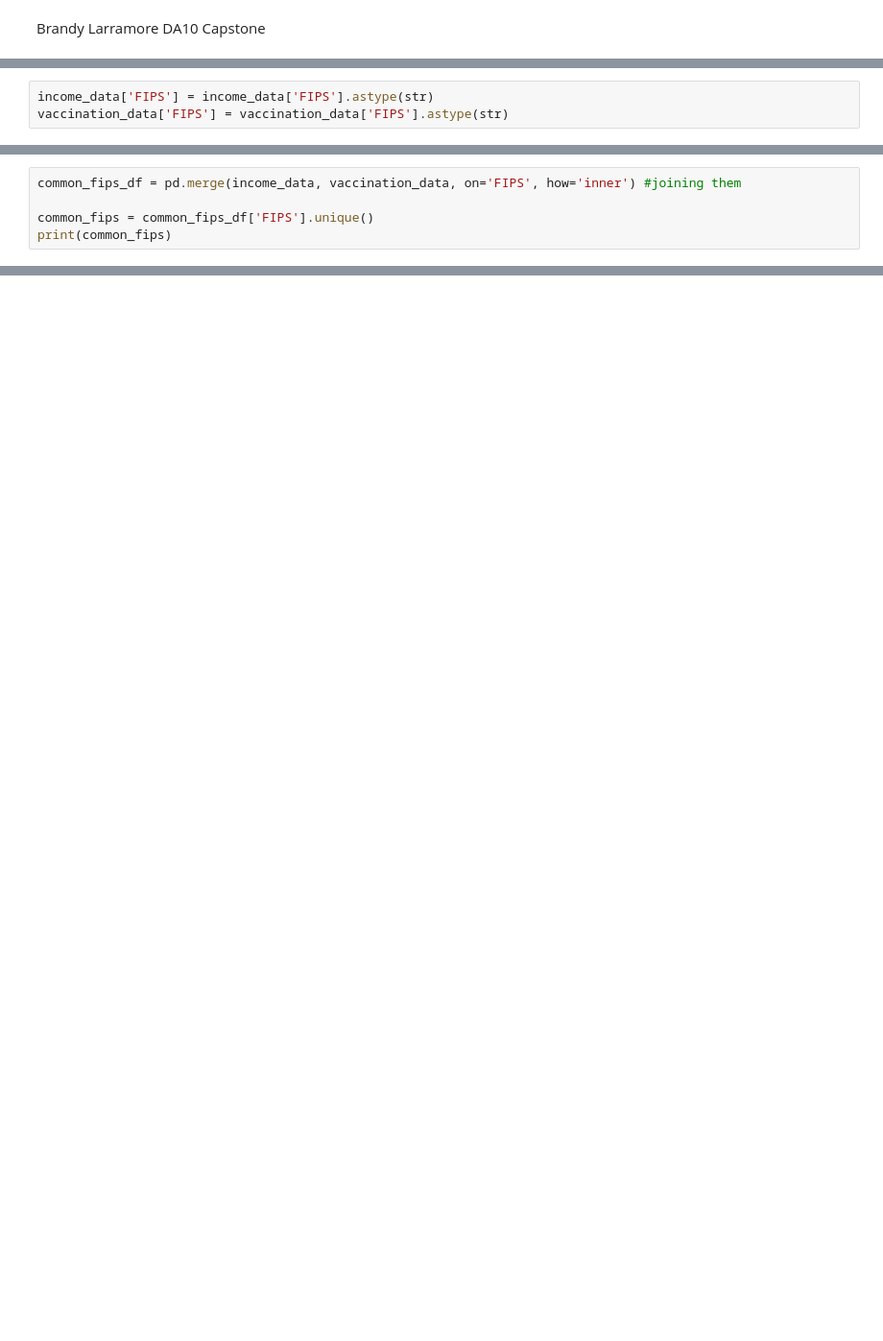
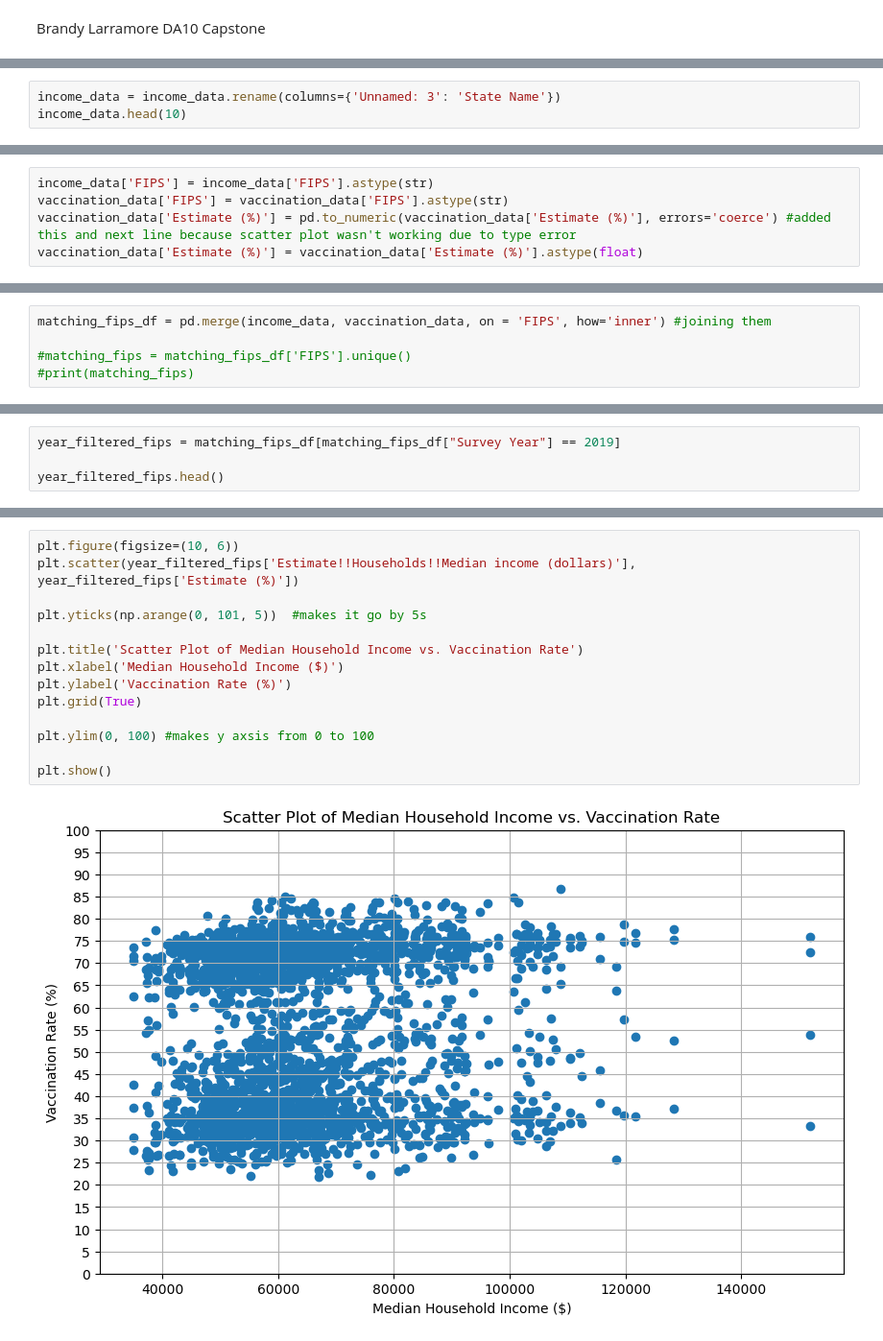
Before and after one commit to BrandyLarramore/Economic-Determinants-of-Healthcare-Decisions, a Jupyter notebook: notebooks/commonfips.ipynb, the cells around one changed output, grey strips where cells are left out. Shown at 96% size. Cells and saved outputs as stored; diff of their text form; blank space fills up the shorter version.

```diff
--- a/notebooks/commonfips.ipynb
+++ b/notebooks/commonfips.ipynb
@@ -56,0 +60,3 @@ income_data.head(10)
+# %%
+income_data = income_data.rename(columns={'Unnamed: 3': 'State Name'})
+income_data.head(10)
@@ -84,3 +103,5 @@ vaccination_data.head()
 # %%
 income_data['FIPS'] = income_data['FIPS'].astype(str)
 vaccination_data['FIPS'] = vaccination_data['FIPS'].astype(str)
+vaccination_data['Estimate (%)'] = pd.to_numeric(vaccination_data['Estimate (%)'], errors='coerce') #added this and next line because scatter plot wasn't working due to type error
+vaccination_data['Estimate (%)'] = vaccination_data['Estimate (%)'].astype(float)
@@ -87,5 +137,5 @@ vaccination_data['FIPS'] = vaccination_data['FIPS'].astype(str)
 # %%
-common_fips_df = pd.merge(income_data, vaccination_data, on='FIPS', how='inner') #joining them
+matching_fips_df = pd.merge(income_data, vaccination_data, on = 'FIPS', how='inner') #joining them
 
-common_fips = common_fips_df['FIPS'].unique()
-print(common_fips)
+#matching_fips = matching_fips_df['FIPS'].unique()
+#print(matching_fips)
@@ -109,0 +157,4 @@ print(common_fips)
+# %%
+year_filtered_fips = matching_fips_df[matching_fips_df["Survey Year"] == 2019]
+
+year_filtered_fips.head()
@@ -109,0 +221,16 @@ print(common_fips)
+# %%
+plt.figure(figsize=(10, 6))
+plt.scatter(year_filtered_fips['Estimate!!Households!!Median income (dollars)'], year_filtered_fips['Estimate (%)'])
+
+plt.yticks(np.arange(0, 101, 5))  #makes it go by 5s
+
+plt.title('Scatter Plot of Median Household Income vs. Vaccination Rate')
+plt.xlabel('Median Household Income ($)')
+plt.ylabel('Vaccination Rate (%)')
+plt.grid(True)
+
+plt.ylim(0, 100) #makes y axsis from 0 to 100
+
+plt.show()
+# %% [output]
+[figure, added]
```
Also changed, not shown: parts of 26 cells of this notebook, 5 other files.
